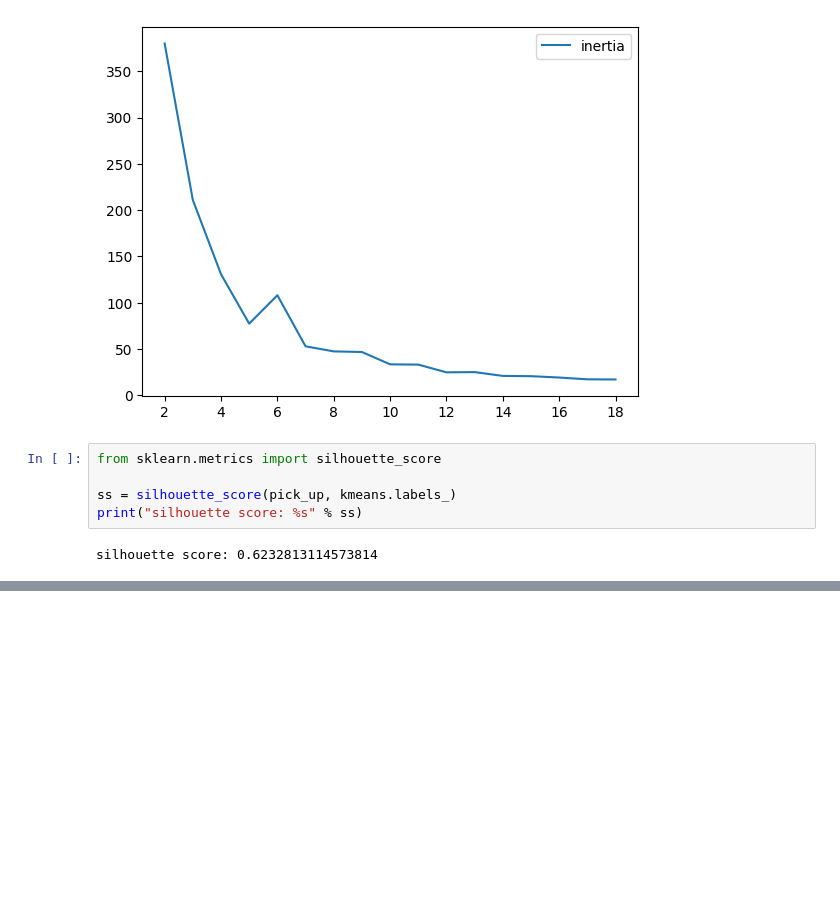
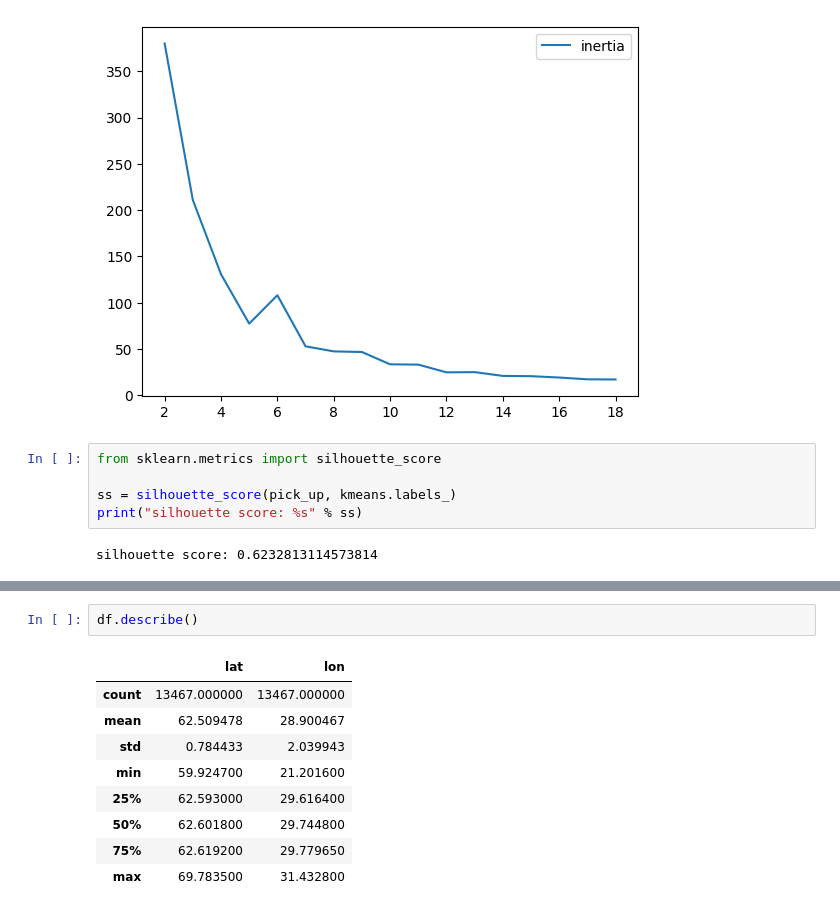
Before and after one commit to USFCA-CS663-Spring2024/kmeans-TingxuanLin, a Jupyter notebook: Assignment 2 - Clustering.ipynb, the cells around one changed output, grey strips where cells are left out. Saved outputs shown, nothing was run; the diff lists cells and outputs as text; blank space fills up the shorter version.

```diff
--- a/Assignment 2 - Clustering.ipynb
+++ b/Assignment 2 - Clustering.ipynb
@@ -355,0 +396,12 @@ silhouette score: 0.6232813114573814
+# %%
+df.describe()
+# %% [output]
+|  | lat | lon |
+| count | 13467.000000 | 13467.000000 |
+| mean | 62.509478 | 28.900467 |
+| std | 0.784433 | 2.039943 |
+| min | 59.924700 | 21.201600 |
+| 25% | 62.593000 | 29.616400 |
+| 50% | 62.601800 | 29.744800 |
+| 75% | 62.619200 | 29.779650 |
+| max | 69.783500 | 31.432800 |
```
Also changed, not shown: parts of 10 cells of this notebook, 1 other file.
